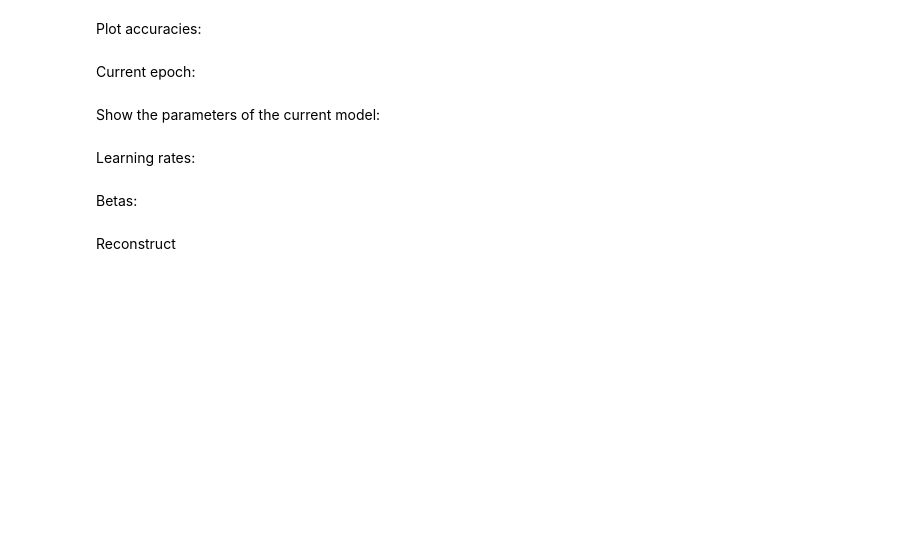
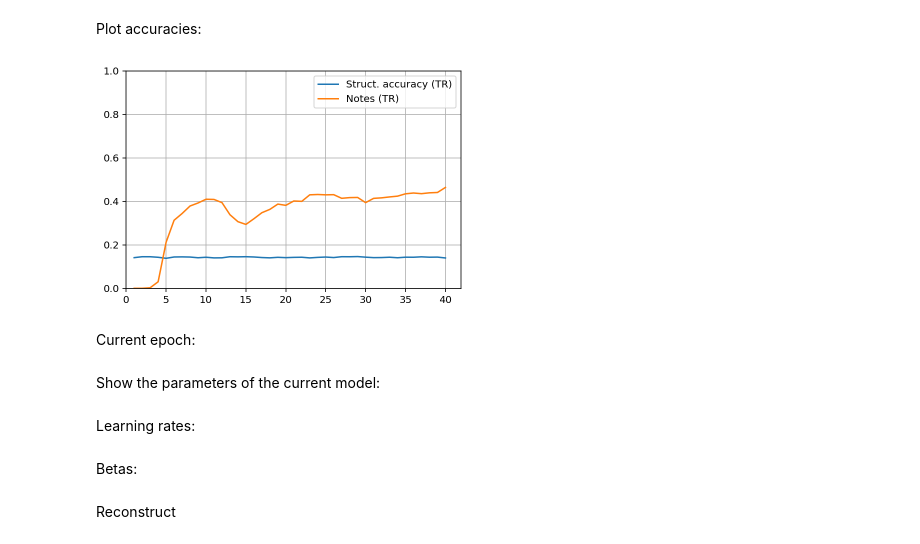
Before and after one commit to EmanueleCosenza/polyphemus, a Jupyter notebook: plot.ipynb, the cells around one changed output. Drawn from its saved outputs; the diff is of its cells as text; code cells hidden in the pictures; blank space fills up the shorter version.

```diff
--- a/plot.ipynb
+++ b/plot.ipynb
@@ -79,26 +81,28 @@ plot_stats(tr_losses, stats, stats_val=val_losses,
 Plot accuracies:
 # %%
 labeled_stats = [
-    #('acts_acc', 'Struct. accuracy'),
-    #('acts_precision', 'Struct. precision'),
-    #('acts_recall', 'Struct. recall'),
-    #('acts_f1', 'Struct. F1'),
-    ('pitches', 'Pitches'),
-    #('pitches_drums', 'Drums pitches'),
-    #('pitches_non_drums', 'Non drums pitches'),
+    ('s_acc', 'Struct. accuracy'),
+    #('s_precision', 'Struct. precision'),
+    #('s_recall', 'Struct. recall'),
+    #('s_f1', 'Struct. F1'),
+    #('pitch', 'Pitches'),
+    #('pitch_drums', 'Drums pitches'),
+    #('pitch_non_drums', 'Non drums pitches'),
     #('dur', 'Duration'),
-    #('notes', 'Notes')
+    ('note', 'Notes')
 ]
 
 stats = [s[0] for s in labeled_stats]
 labels = [s[1] for s in labeled_stats]
 
 tr_losses = checkpoint['tr_accuracies']
 val_losses = checkpoint['val_accuracies']
 eval_every = checkpoint['eval_every']
 
 plot_stats(tr_losses, stats, stats_val=val_losses,
            eval_every=eval_every, labels=labels, ry=(0, 1))
+# %% [output]
+[figure, added]
 # %% [markdown]
 Current epoch:
 # %%
```
Also changed, not shown: parts of 2 cells of this notebook, 5 other files.
